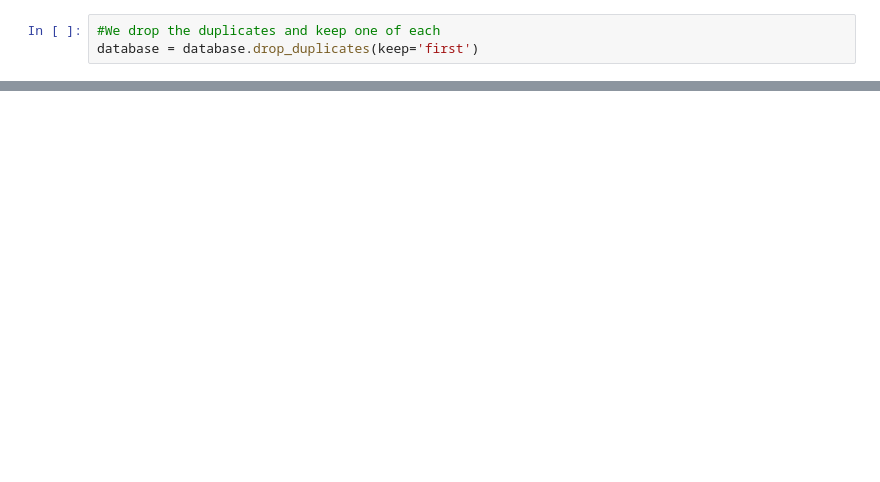
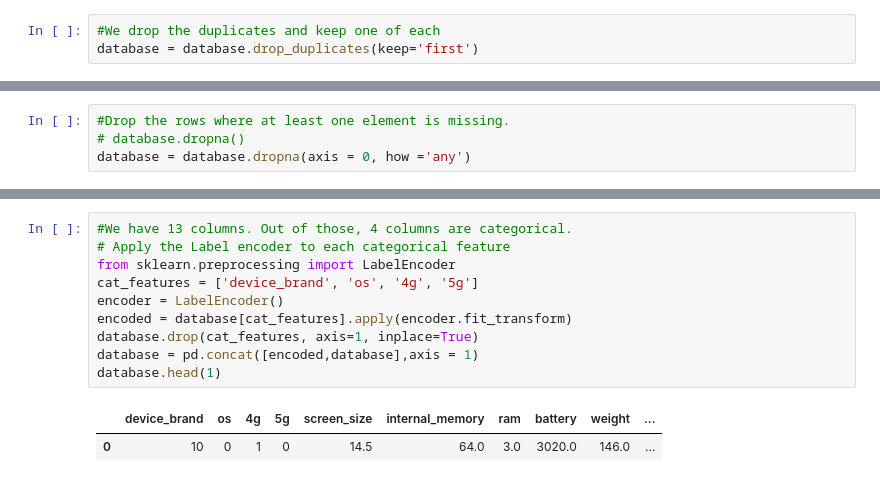
Before and after one commit to kylebower/used-phone-tablet-prices, a Jupyter notebook: usedPhoneTablet.ipynb, the cells around one changed output, grey strips where cells are left out. Cells and saved outputs as stored; diff of their text form; blank space fills up the shorter version.

```diff
--- a/usedPhoneTablet.ipynb
+++ b/usedPhoneTablet.ipynb
@@ -45,0 +127,4 @@ database = database.drop_duplicates(keep='first')
+# %%
+#Drop the rows where at least one element is missing.
+# database.dropna()
+database = database.dropna(axis = 0, how ='any')
@@ -45,0 +160,13 @@ database = database.drop_duplicates(keep='first')
+# %%
+#We have 13 columns. Out of those, 4 columns are categorical.
+# Apply the Label encoder to each categorical feature
+from sklearn.preprocessing import LabelEncoder
+cat_features = ['device_brand', 'os', '4g', '5g']
+encoder = LabelEncoder()
+encoded = database[cat_features].apply(encoder.fit_transform)
+database.drop(cat_features, axis=1, inplace=True)
+database = pd.concat([encoded,database],axis = 1)
+database.head(1)
+# %% [output]
+|  | device_brand | os | 4g | 5g | screen_size | internal_memory | ram | battery | weight | ... |
+| 0 | 10 | 0 | 1 | 0 | 14.5 | 64.0 | 3.0 | 3020.0 | 146.0 | ... |
```
Also changed, not shown: parts of 41 cells of this notebook.
